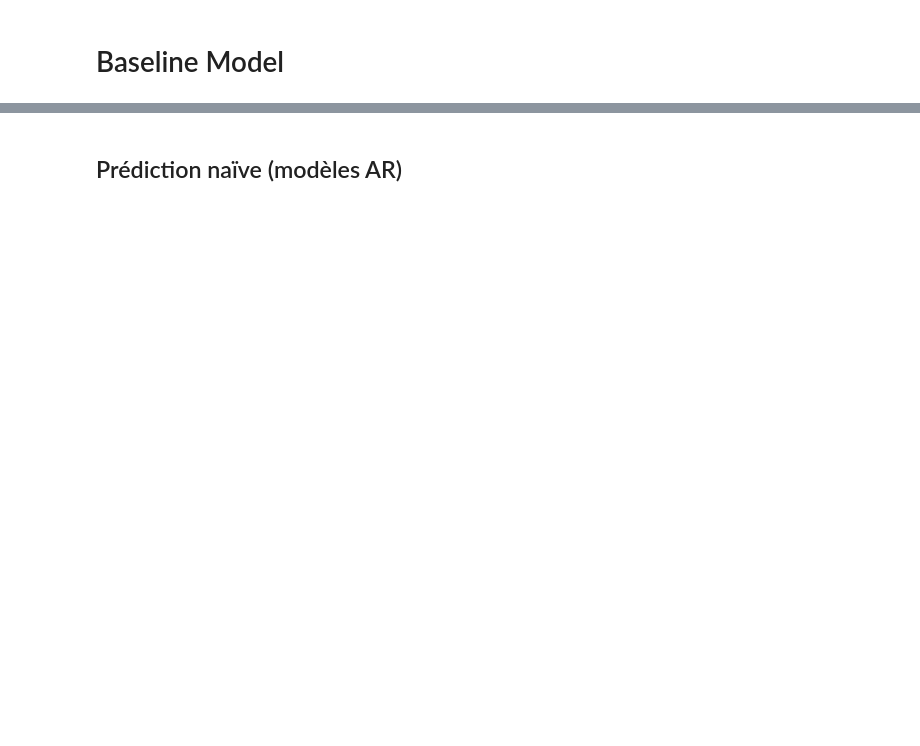
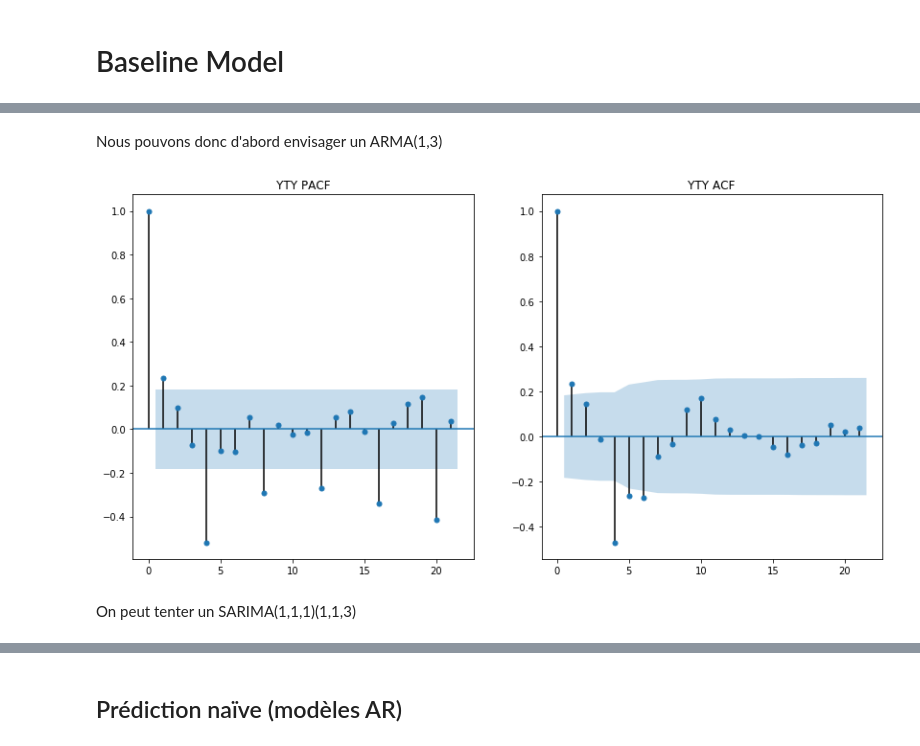
Before and after one commit to LittleBabyPanda/Q3-Project, a Jupyter notebook: BaselineModel.ipynb, the cells around one changed output, grey strips where cells are left out. Cells and saved outputs as stored; diff of their text form; code cells hidden in the pictures; blank space fills up the shorter version.

Commit message:
Fait SARIMA sur Basline

```diff
--- a/BaselineModel.ipynb
+++ b/BaselineModel.ipynb
@@ -24,0 +47,12 @@ plt.show()
+# %% [markdown]
+Nous pouvons donc d'abord envisager un ARMA(1,3)
+# %%
+Y = conso['TOTAL '].diff(periods=4).diff(periods=1) # Modèle ARMA associé au SARIMA
+fig2, axes2 = plt.subplots(1,2, figsize=(14,7))
+plot_acf(Y.dropna(), ax=axes2[1], title="YTY ACF")
+plot_pacf(Y.dropna(), ax=axes2[0], title="YTY PACF")
+plt.show()
+# %% [output]
+[figure, added]
+# %% [markdown]
+On peut tenter un SARIMA(1,1,1)(1,1,3)
```
Also changed, not shown: parts of 11 cells of this notebook.
